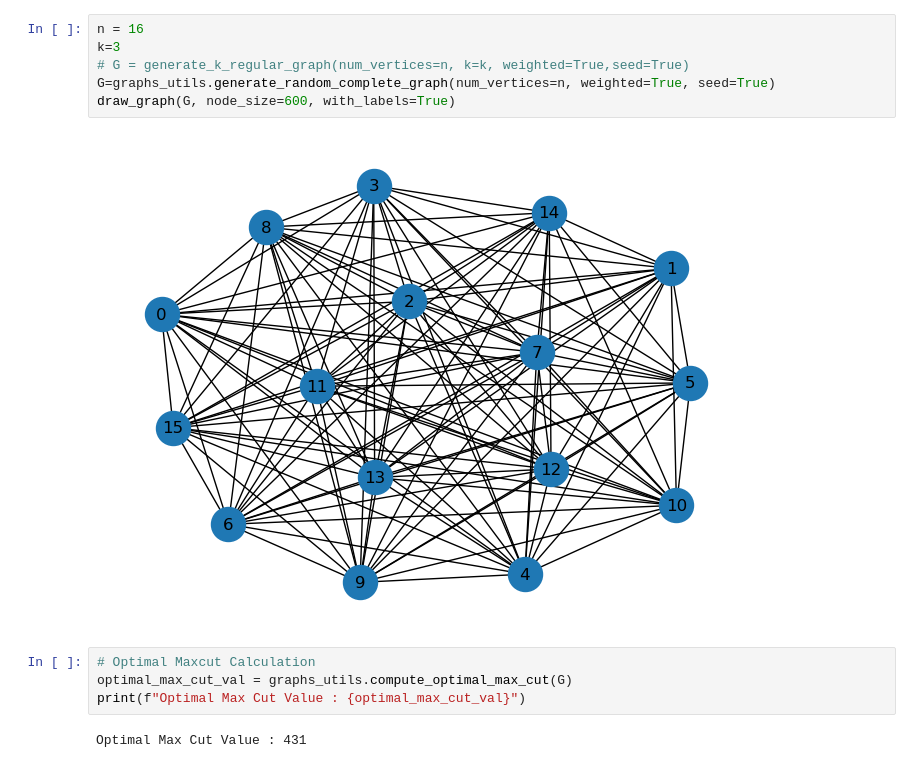
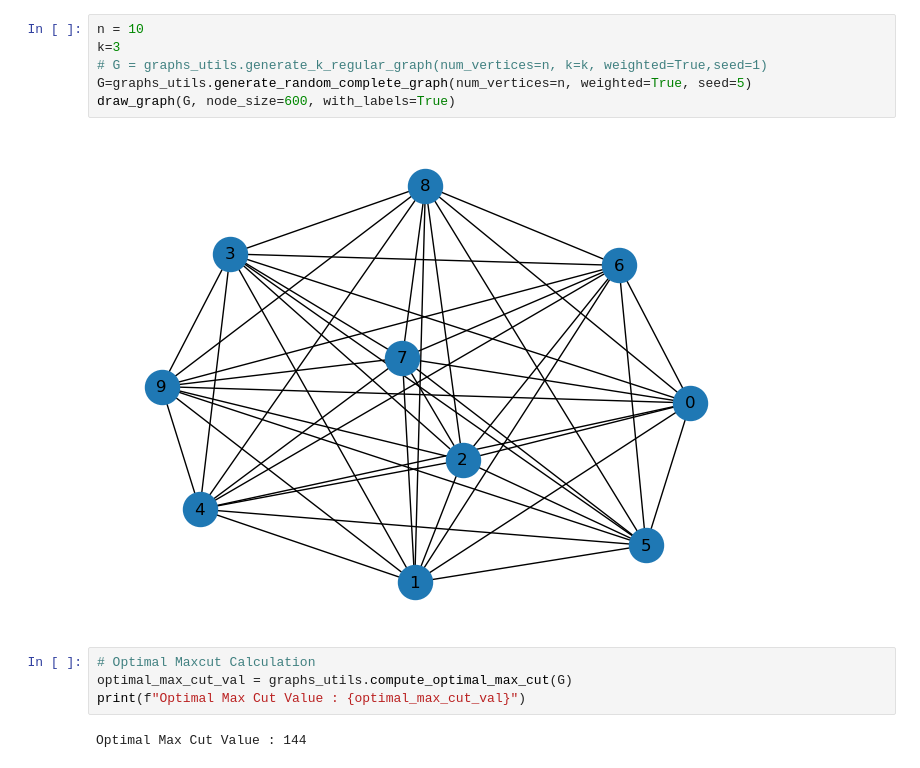
Before and after one commit to d-bharadwaj/SPIQ, a Jupyter notebook: testing_scripts/maxcut_qaoa.ipynb, the cells around one changed output. Saved outputs shown, nothing was run; the diff lists cells and outputs as text.

```diff
--- a/testing_scripts/maxcut_qaoa.ipynb
+++ b/testing_scripts/maxcut_qaoa.ipynb
@@ -31,17 +23,17 @@ from typing import Sequence
 # %%
-n = 16
+n = 10
 k=3
-# G = generate_k_regular_graph(num_vertices=n, k=k, weighted=True,seed=True)
-G=graphs_utils.generate_random_complete_graph(num_vertices=n, weighted=True, seed=True)
+# G = graphs_utils.generate_k_regular_graph(num_vertices=n, k=k, weighted=True,seed=1)
+G=graphs_utils.generate_random_complete_graph(num_vertices=n, weighted=True, seed=5)
 draw_graph(G, node_size=600, with_labels=True)
 # %% [output]
-[figure, old version]
+[figure, new version]
 # %%
 # Optimal Maxcut Calculation
 optimal_max_cut_val = graphs_utils.compute_optimal_max_cut(G)
 print(f"Optimal Max Cut Value : {optimal_max_cut_val}")
 # %% [output]
-Optimal Max Cut Value : 431
+Optimal Max Cut Value : 144
 # %%
 max_cut_paulis = graphs_utils.build_max_cut_paulis(G)
 
```
Also changed, not shown: parts of 26 cells of this notebook, 7 other files.
